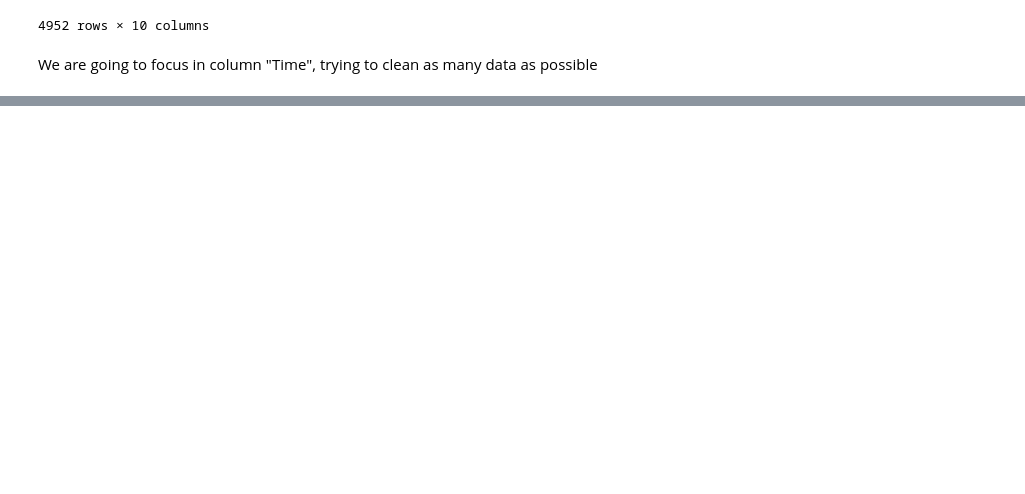
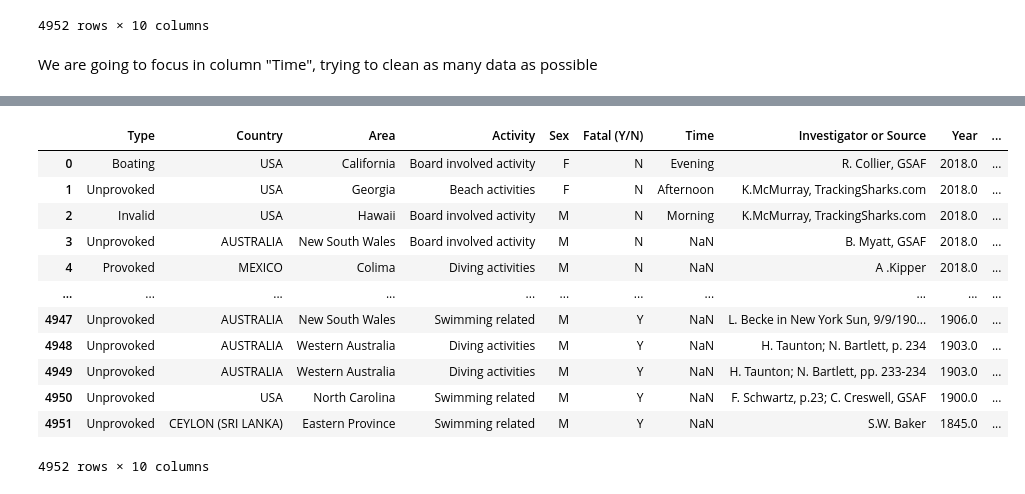
Before and after one commit to GuilleNes/Project-1.-Shark-Attack, a Jupyter notebook: src/Filtering_Time_column.ipynb, the cells around one changed output, grey strips where cells are left out. Saved outputs shown, nothing was run; the diff lists cells and outputs as text; code cells hidden in the pictures; blank space fills up the shorter version.

```diff
--- a/src/Filtering_Time_column.ipynb
+++ b/src/Filtering_Time_column.ipynb
@@ -28,24 +28,20 @@ print(list(attacks_filtered["Time"]))
 # %%
-# morning =["06","07","08","09","10","11","morning","A.M","AM","dawn","Dawn"]
-# afternoon = ["12","13","14","15","16","17","afternoon","lunch","noon","Noon","Midday","P.M."]
-# evening = ["18","19","20","21","Sunset","dusk","Dusk","evening"]
-# night = ["22","23","24","01","02","03","04","05","Night","night"]
+# %run Functions.ipynb
+# filter_time(attacks_filtered["Time"])
+for i in attacks_filtered["Time"]:
+        i = str(i)
 
-for i in attacks_filtered["Time"]:
-    i = str(i)
+        if "06" in i or "07"  in i or "08" in i or "09" in i or "10" in i or "11" in i or "morning" in i or "Morning" in i or "A.M" in i or "AM" in i or "dawn" in i or "Dawn"in i:
+            attacks_filtered["Time"] = attacks_filtered["Time"].replace(i, "Morning")
 
-    if "06" in i or "07"  in i or "08" in i or "09" in i or "10" in i or "11" in i or "morning" in i or "A.M" in i or "AM" in i or "dawn" in i or "Dawn"in i:
-        attacks_filtered["Time"] = attacks_filtered["Time"].replace(i, "Morning")
+        elif "12" in i or "13"in i or "14"in i or "15"in i or "16"in i or "17"in i or "afternoon"in i or "lunch"in i or "noon"in i or "Noon"in i or "Midday"in i or "P.M." in i:
+            attacks_filtered["Time"] = attacks_filtered["Time"].replace(i, "Afternoon")
 
-    elif "12" in i or "13"in i or "14"in i or "15"in i or "16"in i or "17"in i or "afternoon"in i or "lunch"in i or "noon"in i or "Noon"in i or "Midday"in i or "P.M." in i:
-        attacks_filtered["Time"] = attacks_filtered["Time"].replace(i, "Afternoon")
+        elif "18"in i or "19"in i or "20"in i or "21"in i or "Sunset"in i or "dusk"in i or "Dusk"in i or "evening" in i:
+            attacks_filtered["Time"] = attacks_filtered["Time"].replace(i, "Evening")
 
-    elif "18"in i or "19"in i or "20"in i or "21"in i or "Sunset"in i or "dusk"in i or "Dusk"in i or "evening" in i:
-        attacks_filtered["Time"] = attacks_filtered["Time"].replace(i, "Evening")
+        elif "22"in i or "23"in i or "24"in i or "01"in i or "02"in i or "03"in i or "04"in i or "05"in i or "Night"in i or "night"in i:
+            attacks_filtered["Time"] = attacks_filtered["Time"].replace(i, "Nightime")
 
-    elif "22"in i or "23"in i or "24"in i or "01"in i or "02"in i or "03"in i or "04"in i or "05"in i or "Night"in i or "night"in i:
-        attacks_filtered["Time"] = attacks_filtered["Time"].replace(i, "Nightime")
-
-
-#    else:
-#         attacks_filtered["Time"] = attacks_filtered["Time"].replace(i, "Random, weird or not clear time references")
+#         else:
+#              attacks_filtered["Time"] = attacks_filtered["Time"].replace(i, "Random, or not clear time references")
@@ -81,0 +74,16 @@ attacks_filtered.to_csv("../data/Attacks_filtered.csv", index=False)
+# %%
+attacks_filtered
+# %% [output]
+|  | Type | Country | Area | Activity | Sex | Fatal (Y/N) | Time | Investigator or Source | Year | ... |
+| 0 | Boating | USA | California | Board involved activity | F | N | Evening | R. Collier, GSAF | 2018.0 | ... |
+| 1 | Unprovoked | USA | Georgia | Beach activities | F | N | Afternoon | K.McMurray, TrackingSharks.com | 2018.0 | ... |
+| 2 | Invalid | USA | Hawaii | Board involved activity | M | N | Morning | K.McMurray, TrackingSharks.com | 2018.0 | ... |
+| 3 | Unprovoked | AUSTRALIA | New South Wales | Board involved activity | M | N | NaN | B. Myatt, GSAF | 2018.0 | ... |
+| 4 | Provoked | MEXICO | Colima | Diving activities | M | N | NaN | A .Kipper | 2018.0 | ... |
+| ... | ... | ... | ... | ... | ... | ... | ... | ... | ... | ... |
+| 4947 | Unprovoked | AUSTRALIA | New South Wales | Swimming related | M | Y | NaN | L. Becke in New York Sun, 9/9/190... | 1906.0 | ... |
+| 4948 | Unprovoked | AUSTRALIA | Western Australia | Diving activities | M | Y | NaN | H. Taunton; N. Bartlett, p. 234 | 1903.0 | ... |
+| 4949 | Unprovoked | AUSTRALIA | Western Australia | Diving activities | M | Y | NaN | H. Taunton; N. Bartlett, pp. 233-234 | 1903.0 | ... |
+| 4950 | Unprovoked | USA | North Carolina | Swimming related | M | Y | NaN | F. Schwartz, p.23; C. Creswell, GSAF | 1900.0 | ... |
+| 4951 | Unprovoked | CEYLON (SRI LANKA) | Eastern Province | Swimming related | M | Y | NaN | S.W. Baker | 1845.0 | ... |
+4952 rows × 10 columns
```
Also changed, not shown: parts of 8 cells of this notebook, 10 other files.
